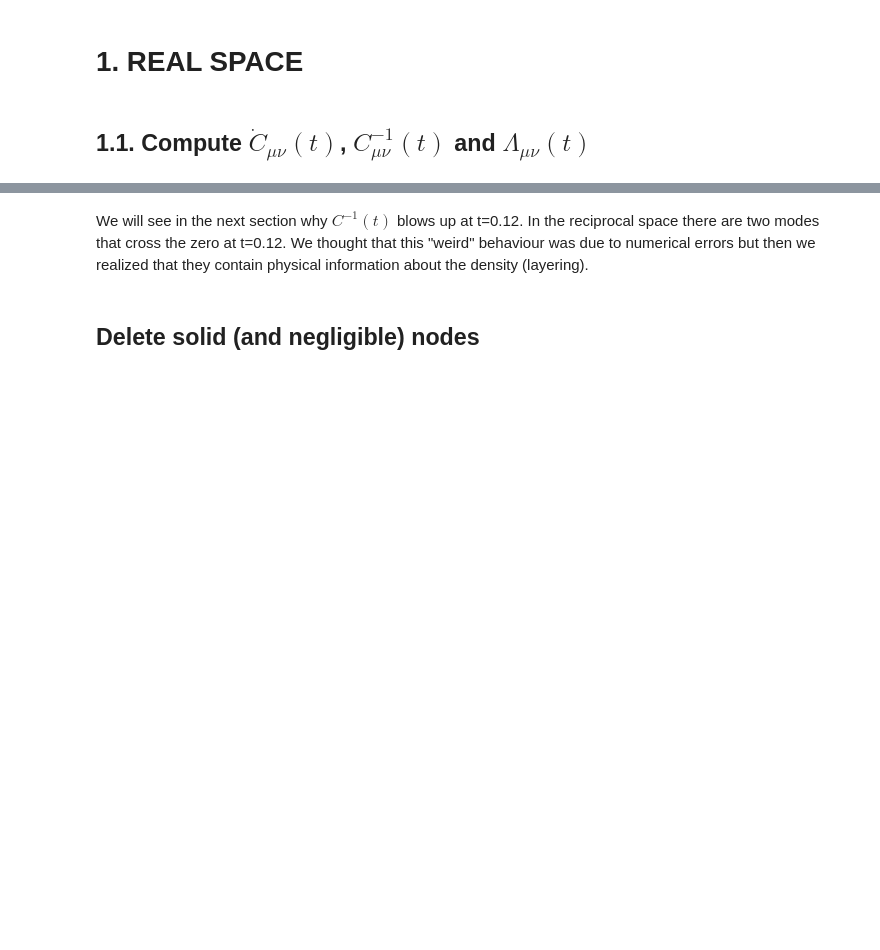
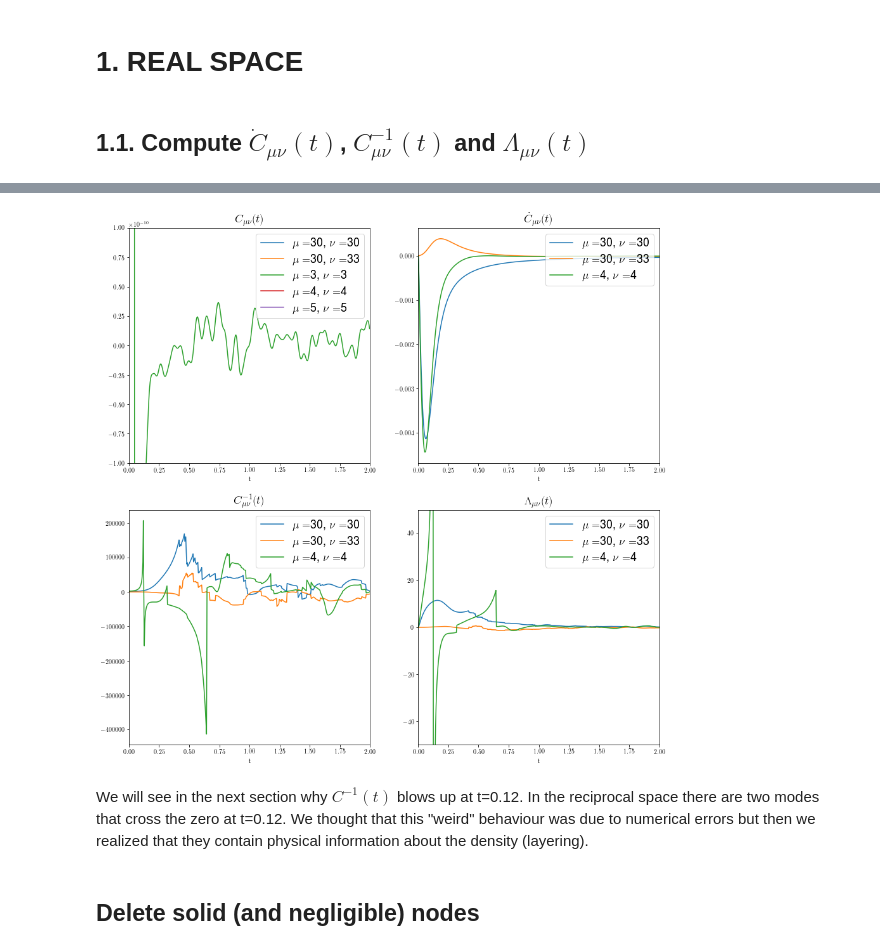
Before and after one commit to DiegoDZ/Thesis, a Jupyter notebook: notebooks/66nodes/WALLS/NanoHydro-WALLS-66nodes.ipynb, the cells around one changed output, grey strips where cells are left out. Cells and saved outputs as stored; diff of their text form; code cells hidden in the pictures; blank space fills up the shorter version.

```diff
--- a/notebooks/66nodes/WALLS/NanoHydro-WALLS-66nodes.ipynb
+++ b/notebooks/66nodes/WALLS/NanoHydro-WALLS-66nodes.ipynb
@@ -54,8 +54,8 @@ rc('text', usetex=True)
 # %% [markdown]
 ## 0.3. Load files
 # %%
-#Ct = np.loadtxt('Ct-WALLS-500steps.dat')
-Ct = np.loadtxt('Ct-WALLS-66nodes.dat')
+Ct = np.loadtxt('Ct-WALLS-66nodes-500steps.dat')
+#Ct = np.loadtxt('Ct-WALLS-66nodes.dat')
 # %% [markdown]
 ## 0.4. Parameters
 # %%
@@ -180,7 +182,7 @@ plt.show()
 # %%
 x  = np.arange(0, nSteps * dt, dt)
 
-plt.figure(1, figsize=(10,10))
+plt.figure(1, figsize=(15,15))
 
 plt.subplot(221)
 plt.plot(x, Ct[29, 29, :], label = r'$\mu=$'+str(30)+r', $\nu=$'+str(30))
@@ -198,33 +200,35 @@ plt.legend(loc='upper right',fontsize=18)
 plt.subplot(222)
 plt.plot(x, CtDev[29, 29, :], label = r'$\mu=$'+str(30)+r', $\nu=$'+str(30))
 plt.plot(x, CtDev[29, 32, :], label = r'$\mu=$'+str(30)+r', $\nu=$'+str(33))
 plt.plot(x, CtDev[3, 3, :], label = r'$\mu=$'+str(4)+r', $\nu=$'+str(4))
 plt.xlim(0,2)
 plt.title(r'$\dot{C}_{\mu \nu}(t)$',fontsize=18)
 plt.xlabel('t')
 plt.legend(loc='upper right',fontsize=18)
 
 
 plt.subplot(223)
 plt.plot(x, CtInv[29, 29, :], label = r'$\mu=$'+str(30)+r', $\nu=$'+str(30))
 plt.plot(x, CtInv[29, 32, :], label = r'$\mu=$'+str(30)+r', $\nu=$'+str(33))
 plt.plot(x, CtInv[3, 3, :], label = r'$\mu=$'+str(4)+r', $\nu=$'+str(4))
 plt.xlim(0,2)
 plt.title(r'$C_{\mu \nu}^{-1}(t)$',fontsize=18)
 plt.xlabel('t')
 plt.legend(loc='upper right',fontsize=18)
 
 
 plt.subplot(224)
 plt.plot(x, Lambdat[29, 29, :], label = r'$\mu=$'+str(30)+r', $\nu=$'+str(30))
 plt.plot(x, Lambdat[29, 32, :], label = r'$\mu=$'+str(30)+r', $\nu=$'+str(33))
 plt.plot(x, Lambdat[3, 3, :], label = r'$\mu=$'+str(4)+r', $\nu=$'+str(4))
 plt.xlim(0,2)
 plt.ylim(-50,50)
 plt.title(r'$\Lambda_{\mu \nu}(t)$',fontsize=18)
 plt.xlabel('t')
 plt.legend(loc='upper right',fontsize=18)
 plt.show()
+# %% [output]
+[figure, added]
 # %% [markdown]
 We will see in the next section why $C^{-1}(t)$ blows up at t=0.12. In the reciprocal space there are two modes that cross the zero at t=0.12. We thought that this "weird" behaviour was due to numerical errors but then we realized that they contain physical information about the density (layering).
 # %% [markdown]
```
Also changed, not shown: parts of 10 cells of this notebook, 3 other files.
